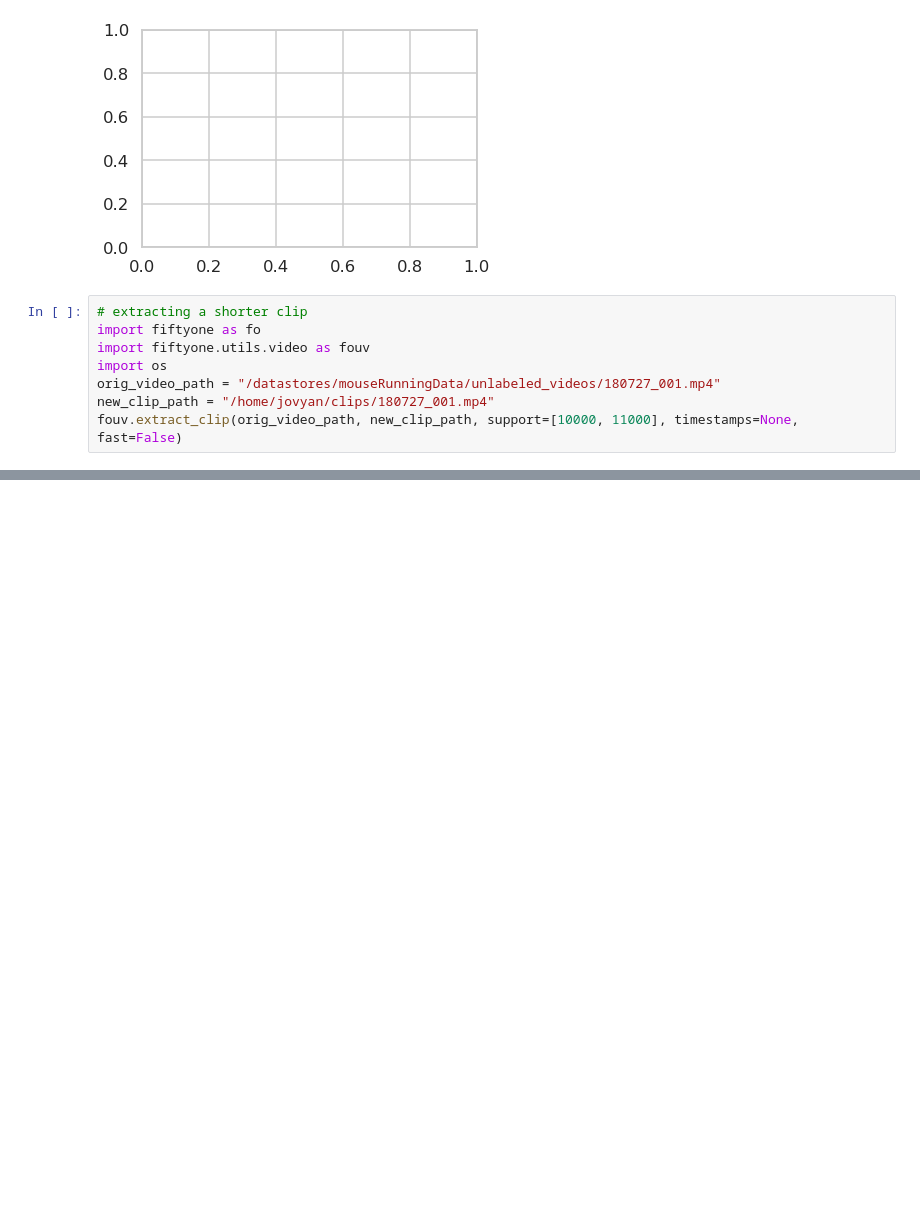
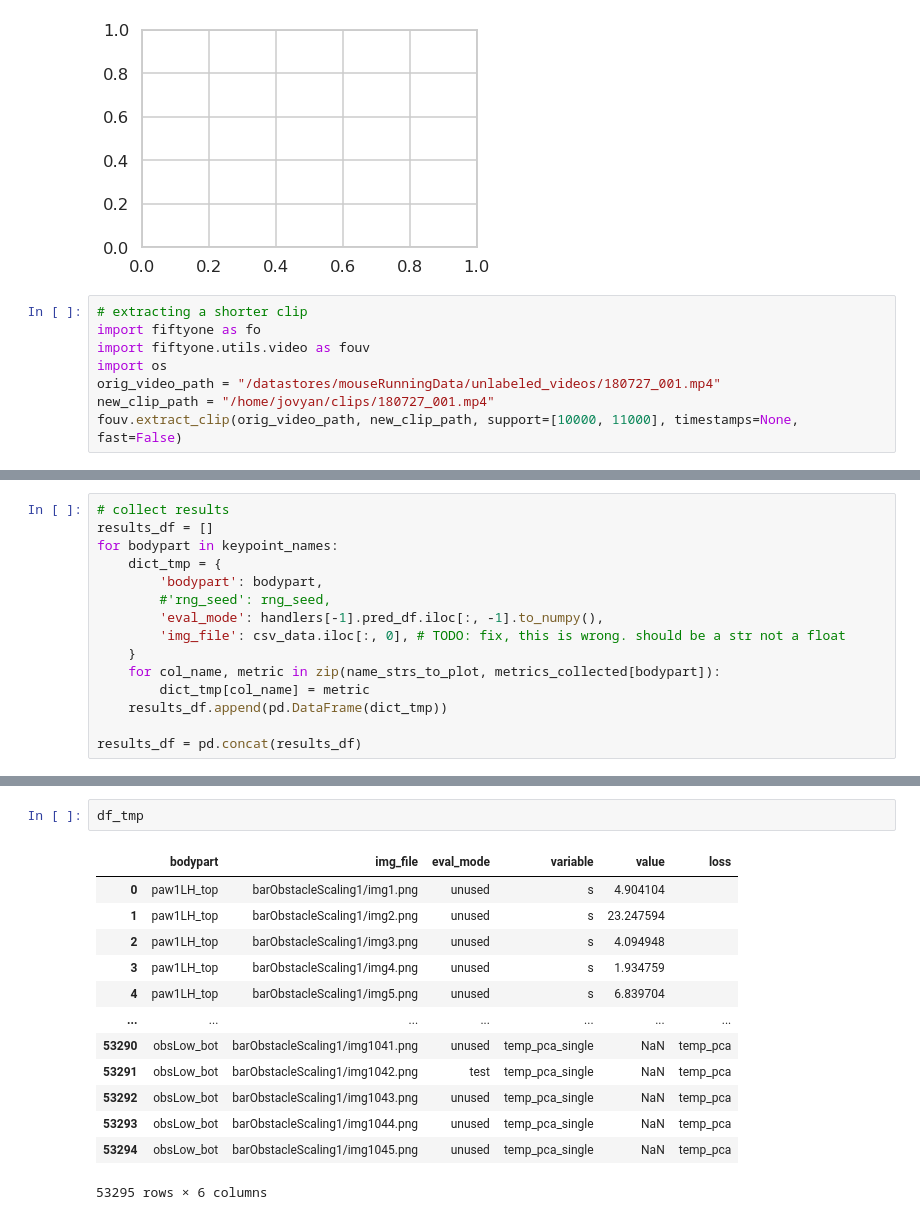
Before and after one commit to paninski-lab/tracking-diagnostics, a Jupyter notebook: notebooks/plot-metric-sweeps.ipynb, the cells around one changed output, grey strips where cells are left out. Drawn from its saved outputs; the diff is of its cells as text; blank space fills up the shorter version.

```diff
--- a/notebooks/plot-metric-sweeps.ipynb
+++ b/notebooks/plot-metric-sweeps.ipynb
@@ -488,0 +571,15 @@ pca-singleview-heatmap-new:
+# %%
+# collect results
+results_df = []
+for bodypart in keypoint_names:
+    dict_tmp = {
+        'bodypart': bodypart,
+        #'rng_seed': rng_seed,
+        'eval_mode': handlers[-1].pred_df.iloc[:, -1].to_numpy(),
+        'img_file': csv_data.iloc[:, 0], # TODO: fix, this is wrong. should be a str not a float
+    }
+    for col_name, metric in zip(name_strs_to_plot, metrics_collected[bodypart]):
+        dict_tmp[col_name] = metric
+    results_df.append(pd.DataFrame(dict_tmp))
+
+results_df = pd.concat(results_df)
@@ -489 +612,17 @@ pca-singleview-heatmap-new:
+# %%
+df_tmp
+# %% [output]
+|  | bodypart | img_file | eval_mode | variable | value | loss |
+| 0 | paw1LH_top | barObstacleScaling1/img1.png | unused | s | 4.904104 |  |
+| 1 | paw1LH_top | barObstacleScaling1/img2.png | unused | s | 23.247594 |  |
+| 2 | paw1LH_top | barObstacleScaling1/img3.png | unused | s | 4.094948 |  |
+| 3 | paw1LH_top | barObstacleScaling1/img4.png | unused | s | 1.934759 |  |
+| 4 | paw1LH_top | barObstacleScaling1/img5.png | unused | s | 6.839704 |  |
+| ... | ... | ... | ... | ... | ... | ... |
+| 53290 | obsLow_bot | barObstacleScaling1/img1041.png | unused | temp_pca_single | NaN | temp_pca |
+| 53291 | obsLow_bot | barObstacleScaling1/img1042.png | test | temp_pca_single | NaN | temp_pca |
+| 53292 | obsLow_bot | barObstacleScaling1/img1043.png | unused | temp_pca_single | NaN | temp_pca |
+| 53293 | obsLow_bot | barObstacleScaling1/img1044.png | unused | temp_pca_single | NaN | temp_pca |
+| 53294 | obsLow_bot | barObstacleScaling1/img1045.png | unused | temp_pca_single | NaN | temp_pca |
+53295 rows × 6 columns
 # %%
```
Also changed, not shown: parts of 7 cells of this notebook.
